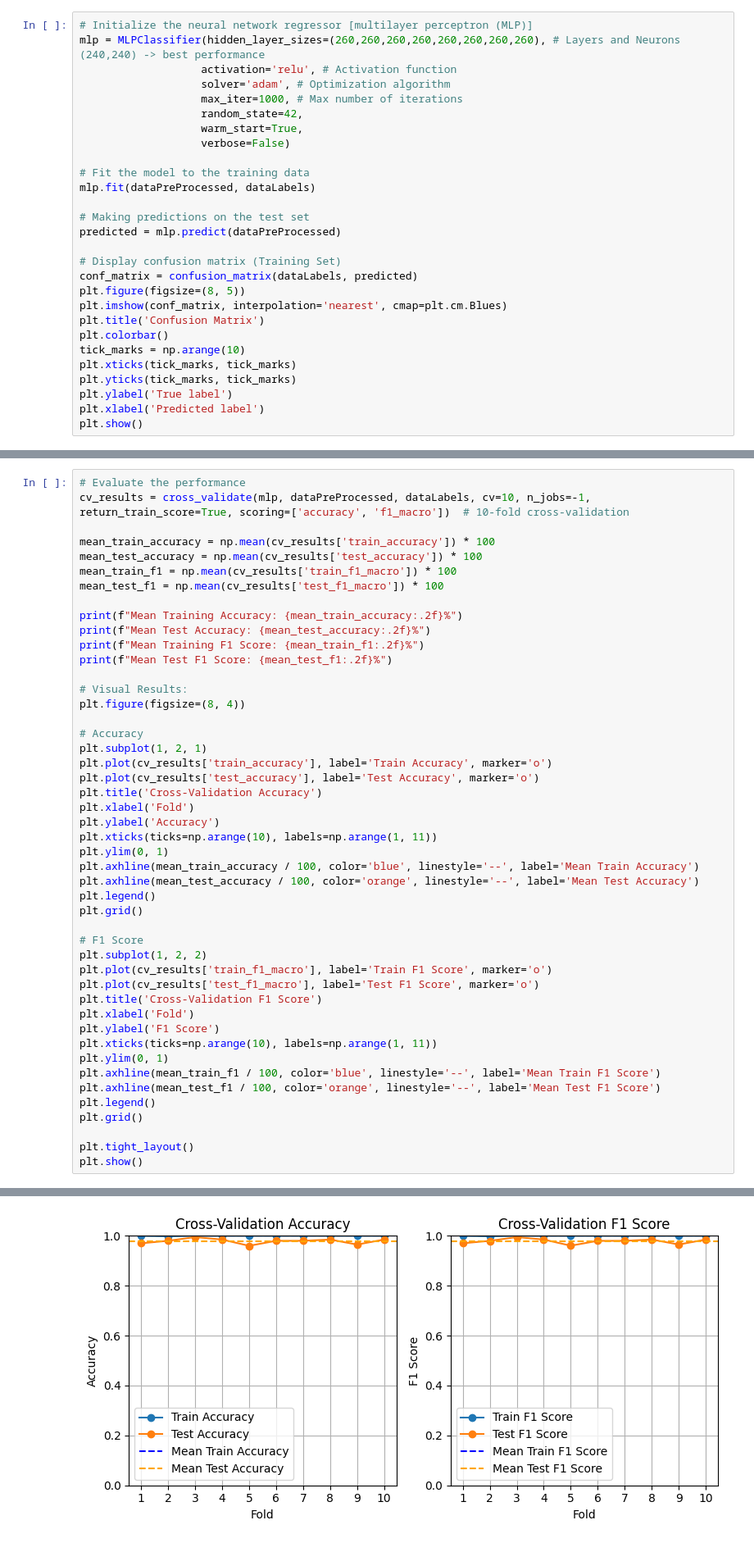
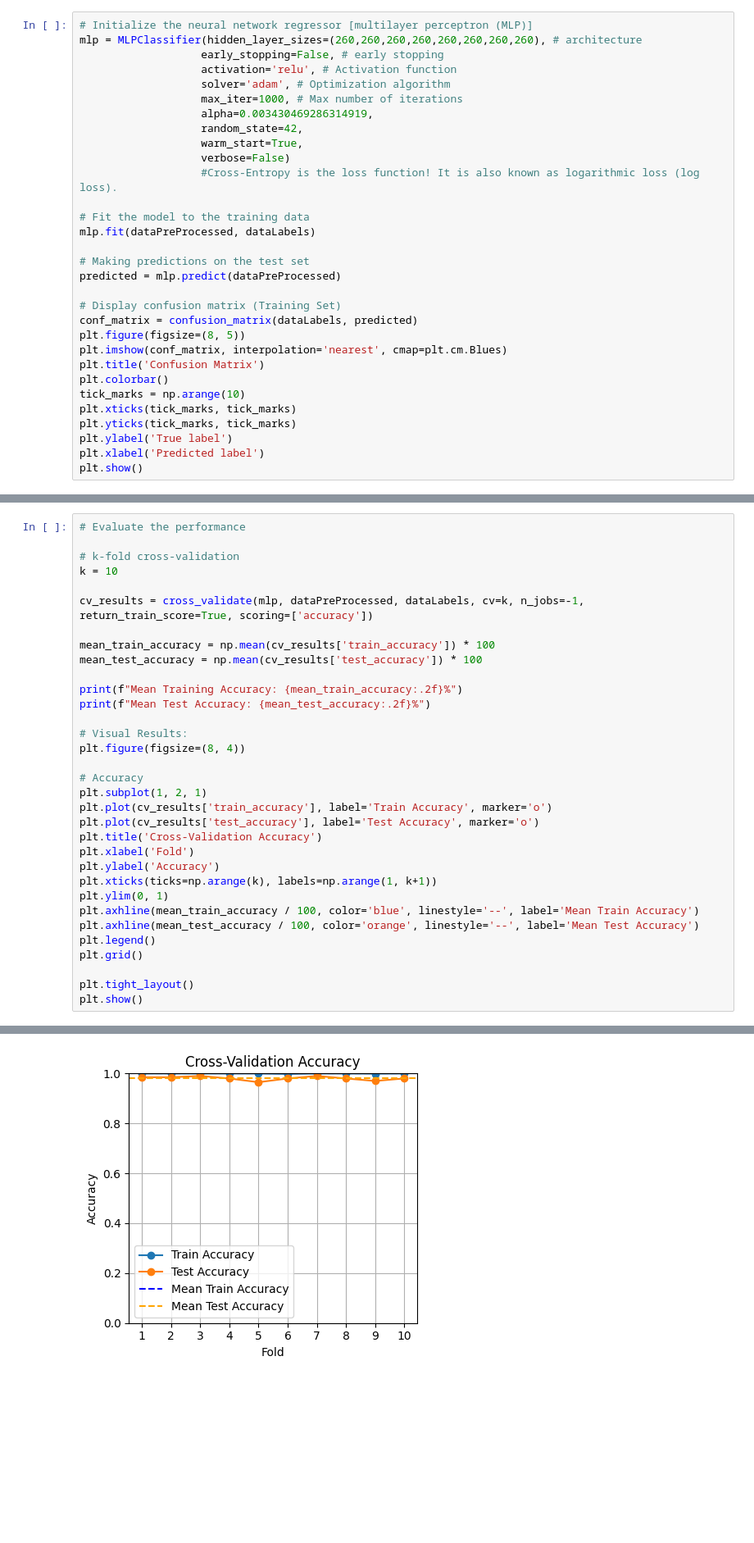
Before and after one commit to Dauboau/Digits_NN, a Jupyter notebook: Digits_NN.ipynb, the cells around one changed output, grey strips where cells are left out. Shown at 82% size. Cells and saved outputs as stored; diff of their text form; blank space fills up the shorter version.

```diff
--- a/Digits_NN.ipynb
+++ b/Digits_NN.ipynb
@@ -73,12 +89,15 @@ Running a search for the best architecture, gen2 (8 layers, 260 neurons) came to
 # %%
 # Initialize the neural network regressor [multilayer perceptron (MLP)]
-mlp = MLPClassifier(hidden_layer_sizes=(260,260,260,260,260,260,260,260), # Layers and Neurons (240,240) -> best performance
+mlp = MLPClassifier(hidden_layer_sizes=(260,260,260,260,260,260,260,260), # architecture
+                   early_stopping=False, # early stopping
                    activation='relu', # Activation function
                    solver='adam', # Optimization algorithm
                    max_iter=1000, # Max number of iterations
+                   alpha=0.003430469286314919,
                    random_state=42,
                    warm_start=True,
                    verbose=False)
+                   #Cross-Entropy is the loss function! It is also known as logarithmic loss (log loss).
 
 # Fit the model to the training data
 mlp.fit(dataPreProcessed, dataLabels)
@@ -103,16 +122,16 @@ plt.show()
 # %%
 # Evaluate the performance
-cv_results = cross_validate(mlp, dataPreProcessed, dataLabels, cv=10, n_jobs=-1, return_train_score=True, scoring=['accuracy', 'f1_macro'])  # 10-fold cross-validation
+
+# k-fold cross-validation
+k = 10
+
+cv_results = cross_validate(mlp, dataPreProcessed, dataLabels, cv=k, n_jobs=-1, return_train_score=True, scoring=['accuracy'])
 
 mean_train_accuracy = np.mean(cv_results['train_accuracy']) * 100
 mean_test_accuracy = np.mean(cv_results['test_accuracy']) * 100
-mean_train_f1 = np.mean(cv_results['train_f1_macro']) * 100
-mean_test_f1 = np.mean(cv_results['test_f1_macro']) * 100
 
 print(f"Mean Training Accuracy: {mean_train_accuracy:.2f}%")
 print(f"Mean Test Accuracy: {mean_test_accuracy:.2f}%")
-print(f"Mean Training F1 Score: {mean_train_f1:.2f}%")
-print(f"Mean Test F1 Score: {mean_test_f1:.2f}%")
 
 # Visual Results:
 plt.figure(figsize=(8, 4))
@@ -124,27 +143,13 @@ plt.plot(cv_results['test_accuracy'], label='Test Accuracy', marker='o')
 plt.title('Cross-Validation Accuracy')
 plt.xlabel('Fold')
 plt.ylabel('Accuracy')
-plt.xticks(ticks=np.arange(10), labels=np.arange(1, 11))
+plt.xticks(ticks=np.arange(k), labels=np.arange(1, k+1))
 plt.ylim(0, 1)
 plt.axhline(mean_train_accuracy / 100, color='blue', linestyle='--', label='Mean Train Accuracy')
 plt.axhline(mean_test_accuracy / 100, color='orange', linestyle='--', label='Mean Test Accuracy')
 plt.legend()
 plt.grid()
 
-# F1 Score
-plt.subplot(1, 2, 2)
-plt.plot(cv_results['train_f1_macro'], label='Train F1 Score', marker='o')
-plt.plot(cv_results['test_f1_macro'], label='Test F1 Score', marker='o')
-plt.title('Cross-Validation F1 Score')
-plt.xlabel('Fold')
-plt.ylabel('F1 Score')
-plt.xticks(ticks=np.arange(10), labels=np.arange(1, 11))
-plt.ylim(0, 1)
-plt.axhline(mean_train_f1 / 100, color='blue', linestyle='--', label='Mean Train F1 Score')
-plt.axhline(mean_test_f1 / 100, color='orange', linestyle='--', label='Mean Test F1 Score')
-plt.legend()
-plt.grid()
-
 plt.tight_layout()
 plt.show()
 # %% [output]
@@ -155,4 +170,4 @@ Mean Test F1 Score: 97.85%
-[figure, old version]
+[figure, new version]
 # %% [markdown]
 # Regularization
 # %% [markdown]
```
Also changed, not shown: parts of 7 cells of this notebook, 2 other files.
